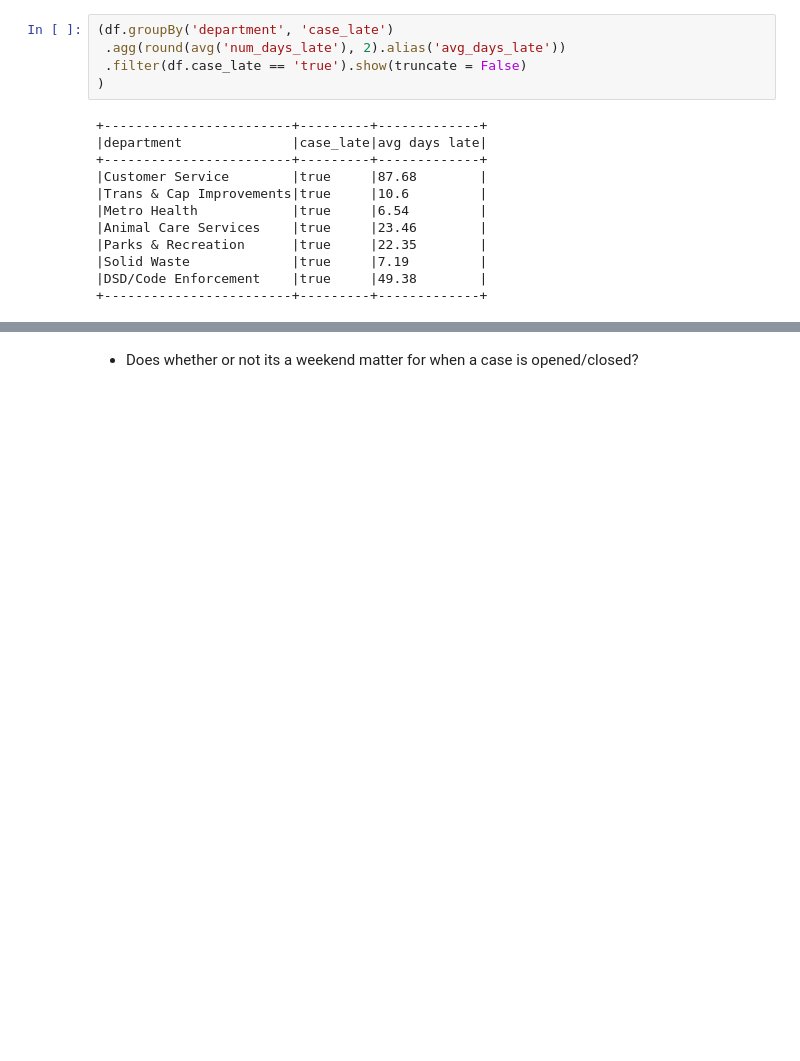
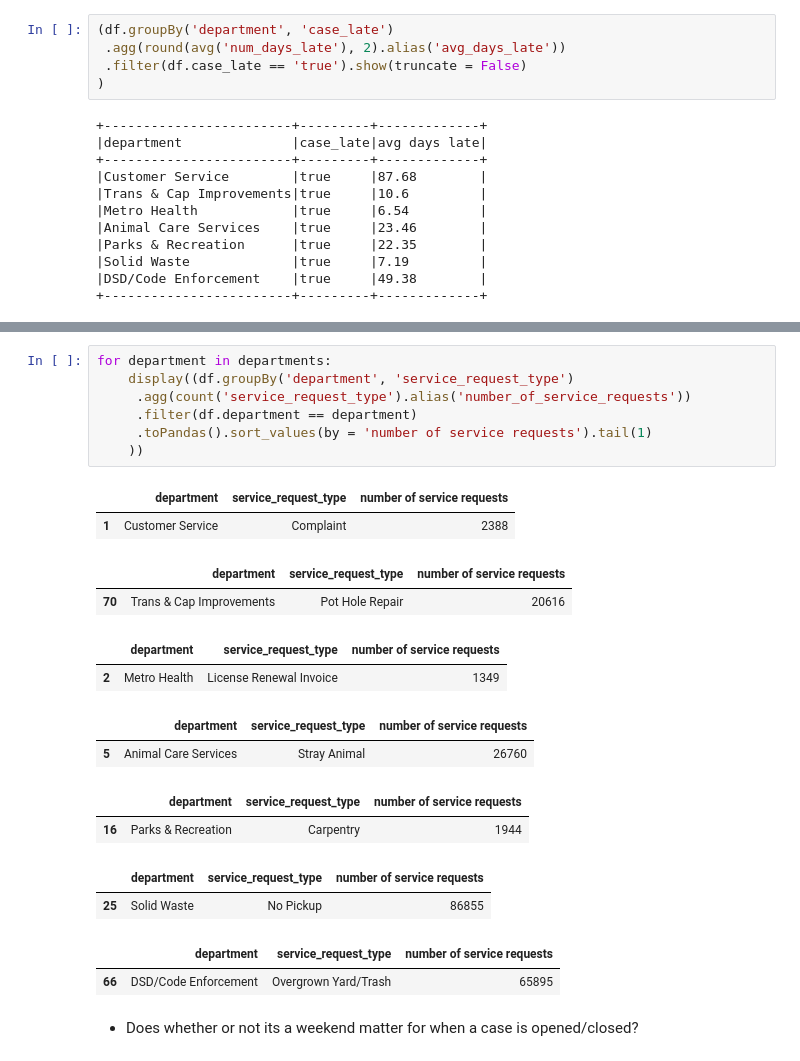
Before and after one commit to david-rodriguez-siller/spark-exercises, a Jupyter notebook: explore_exercises.ipynb, the cells around one changed output, grey strips where cells are left out. Drawn from its saved outputs; the diff is of its cells as text; blank space fills up the shorter version.

```diff
--- a/explore_exercises.ipynb
+++ b/explore_exercises.ipynb
@@ -207,3 +223,25 @@ plt.xticks(rotation = 45, ticks = np.arange(7), labels = ['Customer Service',
+# %%
+for department in departments:
+    display((df.groupBy('department', 'service_request_type')
+     .agg(count('service_request_type').alias('number_of_service_requests'))
+     .filter(df.department == department)
+     .toPandas().sort_values(by = 'number of service requests').tail(1)
+    ))
+# %% [output]
+|  | department | service_request_type | number of service requests |
+| 1 | Customer Service | Complaint | 2388 |
+|  | department | service_request_type | number of service requests |
+| 70 | Trans & Cap Improvements | Pot Hole Repair | 20616 |
+|  | department | service_request_type | number of service requests |
+| 2 | Metro Health | License Renewal Invoice | 1349 |
+|  | department | service_request_type | number of service requests |
+| 5 | Animal Care Services | Stray Animal | 26760 |
+|  | department | service_request_type | number of service requests |
+| 16 | Parks & Recreation | Carpentry | 1944 |
+|  | department | service_request_type | number of service requests |
+| 25 | Solid Waste | No Pickup | 86855 |
+|  | department | service_request_type | number of service requests |
+| 66 | DSD/Code Enforcement | Overgrown Yard/Trash | 65895 |
 # %% [markdown]
 - Does whether or not its a weekend matter for when a case is opened/closed?
 # %% [markdown]
```
Also changed, not shown: parts of 10 cells of this notebook.
